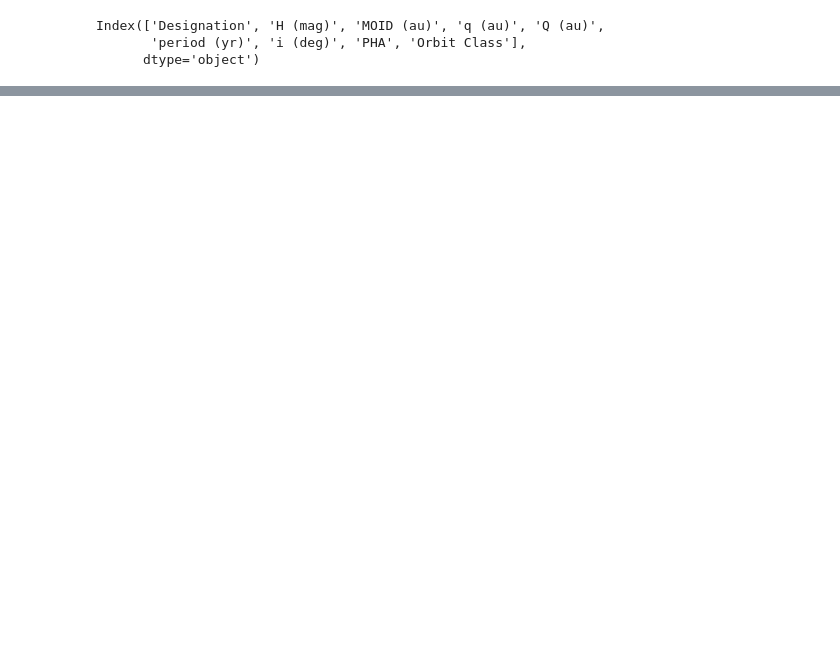
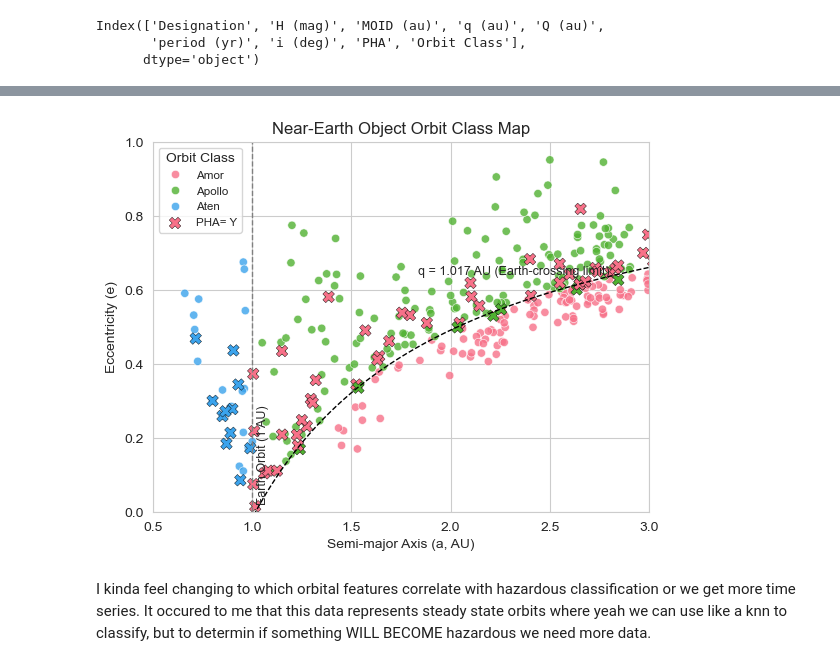
Before and after one commit to INFO523-Fall25-101-201/final-project-the-team, a Jupyter notebook: haz_analysis.ipynb, the cells around one changed output, grey strips where cells are left out. Cells and saved outputs as stored; diff of their text form; code cells hidden in the pictures; blank space fills up the shorter version.

```diff
--- a/haz_analysis.ipynb
+++ b/haz_analysis.ipynb
@@ -173,0 +248,2 @@ Index(['Designation', 'H (mag)', 'MOID (au)', 'q (au)', 'Q (au)',
+# %%
+filtered_set = filtered_set[filtered_set['Orbit_Class'].isin(['Amor', 'Apollo', 'Aten'])].copy()
@@ -173,0 +270,47 @@ Index(['Designation', 'H (mag)', 'MOID (au)', 'q (au)', 'Q (au)',
+# %%
+palette = sns.color_palette("husl", filtered_set["Orbit_Class"].nunique())
+sns.scatterplot(
+    data=filtered_set,
+    x='a', y='e',
+    hue='Orbit_Class',
+    palette=palette,
+    alpha=0.8,
+    legend='full'
+)
+
+#need an overlay x isn't showing properly
+sns.scatterplot(
+    data=filtered_set[filtered_set['PHA']=='Y'],
+    x='a', y='e',
+    s=70,
+    marker='X',
+    hue= 'Orbit_Class',
+    palette=palette,
+    label='PHA= Y',
+    legend=False,
+    edgecolor='black',
+    linewidth=0.3
+)
+
+# Earth orbit reference
+plt.axvline(1, color='gray', linestyle='--', linewidth=1)
+plt.text(1.02, 0.02, "Earth Orbit (1 AU)", rotation=90, va='bottom', ha='left', fontsize=9)
+
+# q = 1.017 AU boundary curve
+a_line = np.linspace(0.5, 3, 300)
+e_line = 1 - 1.017 / a_line
+plt.plot(a_line, e_line, color='black', linestyle='--', linewidth=1)
+plt.text(2.8, 0.65, "q = 1.017 AU (Earth-crossing limit)", ha='right', va='center', fontsize=9)
+
+# Labels and limits
+plt.xlabel("Semi-major Axis (a, AU)")
+plt.ylabel("Eccentricity (e)")
+plt.title("Near-Earth Object Orbit Class Map")
+plt.xlim(0.5, 3)
+plt.ylim(0, 1)
+plt.legend(title="Orbit Class", fontsize='small')
+plt.show()
+# %% [output]
+[figure, added]
+# %% [markdown]
+I kinda feel changing to which orbital features correlate with hazardous classification or we get more time series. It occured to me that this data represents steady state orbits where yeah we can use like a knn to classify, but to determin if something WILL BECOME hazardous we need more data.
```
Also changed, not shown: parts of 14 cells of this notebook, 1 other file.
